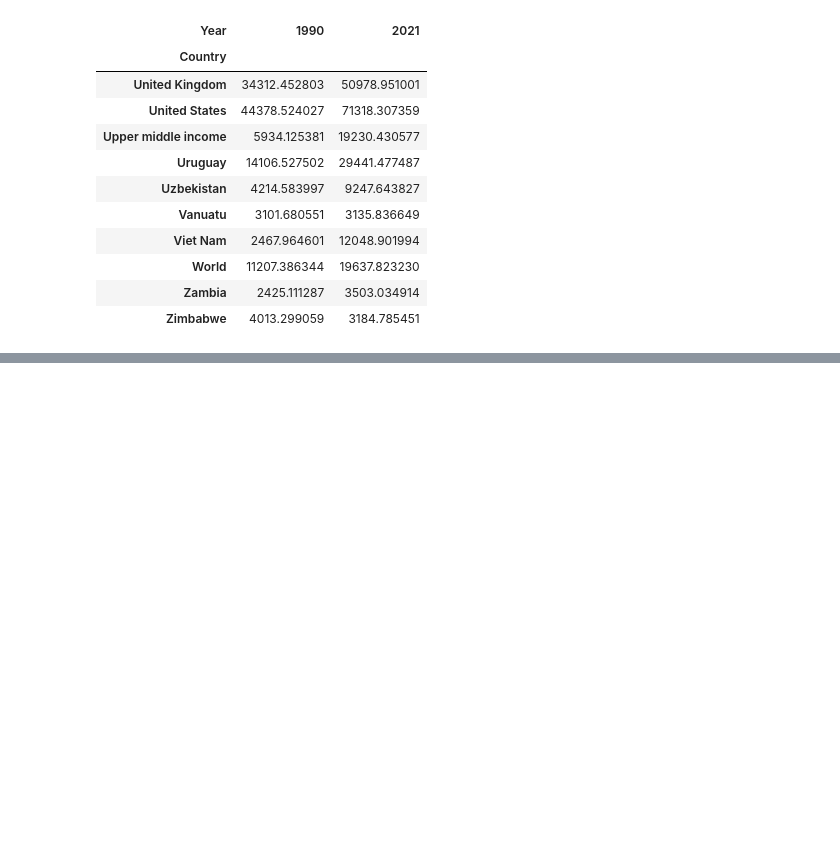
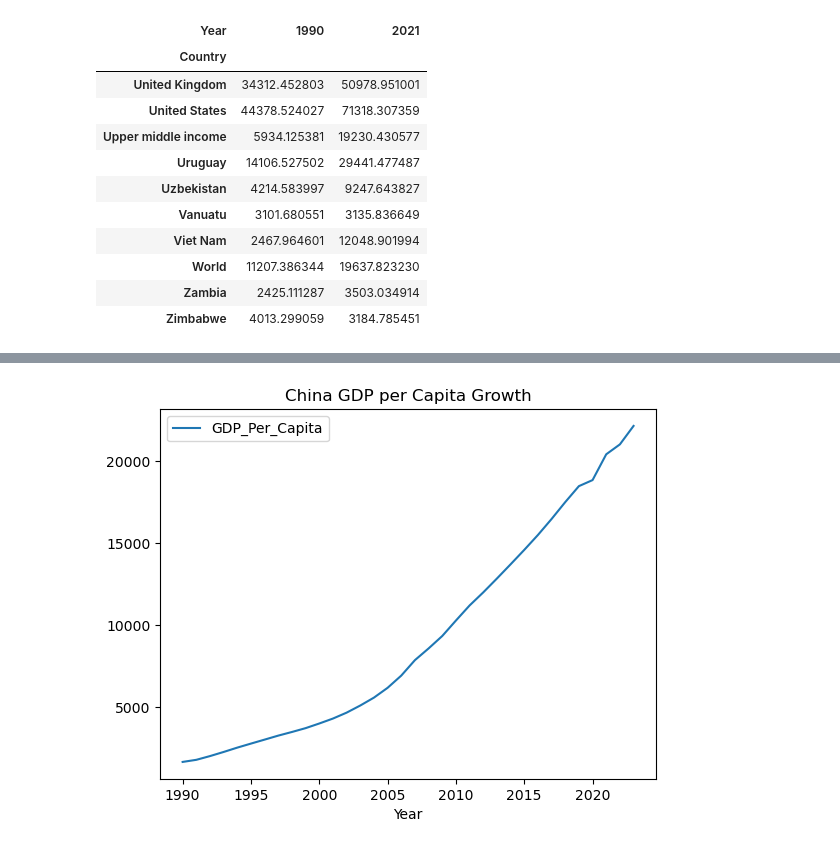
Before and after one commit to nss-data-science-cohort-9/un-exploration-Grantalan, a Jupyter notebook: notebooks/UN_Data_Exploration.ipynb, the cells around one changed output, grey strips where cells are left out. Drawn from its saved outputs; the diff is of its cells as text; code cells hidden in the pictures; blank space fills up the shorter version.

```diff
--- a/notebooks/UN_Data_Exploration.ipynb
+++ b/notebooks/UN_Data_Exploration.ipynb
@@ -277,0 +297,4 @@ gdp_pivoted.tail(10)
+# %%
+china.plot(x='Year', y='GDP_Per_Capita', kind='line', title= 'China GDP per Capita Growth');
+# %% [output]
+[figure, added]
```
Also changed, not shown: parts of 18 cells of this notebook.
